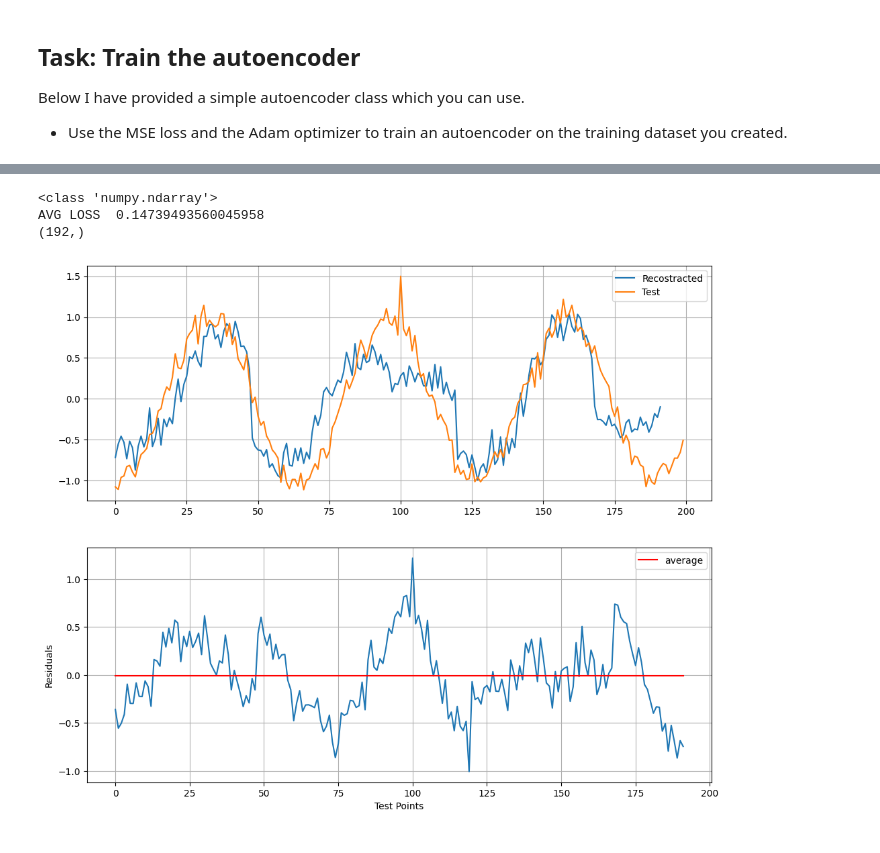
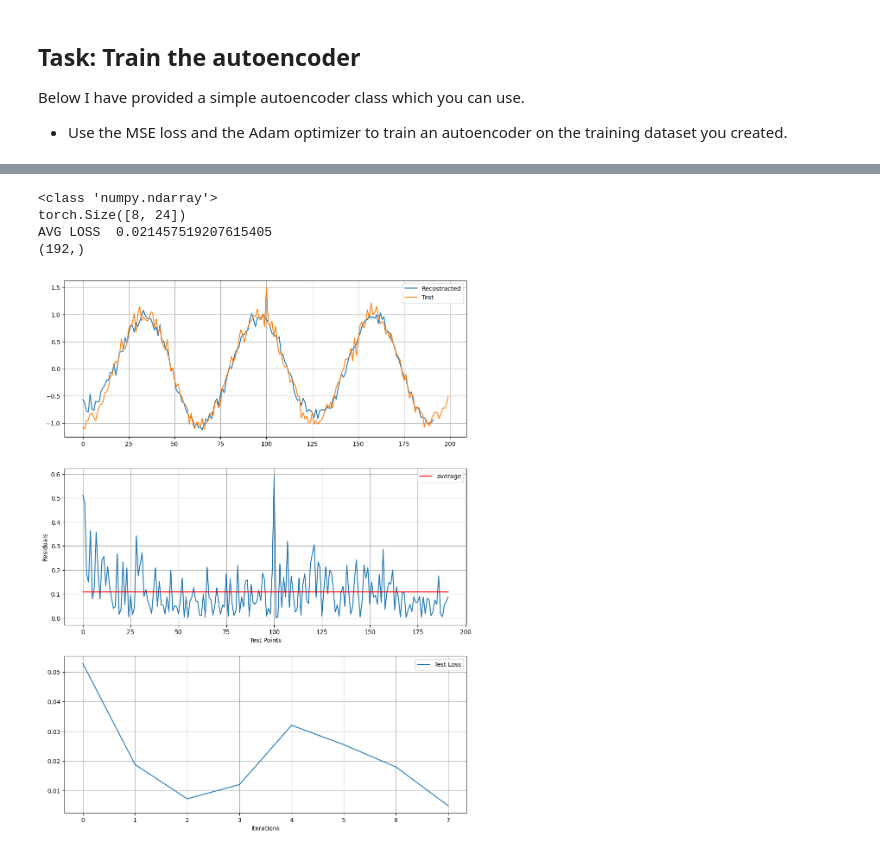
Before and after one commit to filippocasari/AS1SecML, a Jupyter notebook: AS1SecurityML.ipynb, the cells around one changed output, grey strips where cells are left out. Saved outputs shown, nothing was run; the diff lists cells and outputs as text; code cells hidden in the pictures.

```diff
--- a/AS1SecurityML.ipynb
+++ b/AS1SecurityML.ipynb
@@ -501,6 +651,7 @@ Below I have provided a simple autoencoder class which you can use.
 class Autoencoder(torch.nn.Module):
     def __init__(self, latent_nodes):
         super().__init__()
+        self.latent_nodes = latent_nodes
         self.encoder = torch.nn.Sequential(
             torch.nn.Linear(24, 15),
             torch.nn.ReLU(),
@@ -521,14 +672,10 @@ class Autoencoder(torch.nn.Module):
         encoded = self.encoder(x)
         decoded = self.decoder(encoded)
         return decoded
-# %%
-model = Autoencoder(3).to("mps")
-
-loss_fn = torch.nn.MSELoss().to("mps")
-optimizer = torch.optim.Adam(model.parameters())
 # %%
 # TODO: training loop
-def training_epoch(model, train_x, optimizer, loss_fn):
+print(train_x.shape)
+def training_epoch(model, train_x, optimizer, loss_fn, verbose=True):
     running_loss = 0.
     last_loss = 0.
     losses=[]
@@ -544,9 +691,11 @@ def training_epoch(model, train_x, optimizer, loss_fn):
         running_loss += loss.item()
         losses.append(loss.item())
         iterations+=1
-        if i % 30 == 0:
-            last_loss = running_loss / 30 # loss per batch
-            print(f'batch {i + 1} loss: {last_loss}')
+        if i % 13== 0:
+            last_loss = running_loss / 13.
             running_loss = 0.
+            if(verbose):
+                print(f'batch {i%13} loss: {last_loss}')
+
 
     return last_loss, losses, iterations
@@ -553,16 +704,19 @@ def training_epoch(model, train_x, optimizer, loss_fn):
 # %%
 #EPOCHS = 10
+model = Autoencoder(2).to("mps")
+loss_fn = torch.nn.MSELoss().to("mps")
+optimizer = torch.optim.Adam(model.parameters())
 epoch=0
 avg_loss=10000
 losses =[]
 iterations=0
-while(avg_loss>0.002):
+
+while(avg_loss>0.02):
     model.train(True)
     avg_loss, losses, iterations = training_epoch(model, train_x, optimizer, loss_fn)
 
     print(f'Epoch {epoch} loss: {avg_loss}')
     epoch+=1
-model.train(False)
 plt.figure(figsize=(10, 5))
 plt.plot(list(range(iterations)), losses)
 plt.xlabel("Iterations")
@@ -591,36 +745,46 @@ Epoch 11 loss: 0.0017799615859985351
 # %%
+from torch import Tensor
 model.eval()
 print(type(test))
-#print(test_x.shape)
+print(test_x.shape)
 test_loss =0.
 recostracted_data = []
-
+test_losses =[]
 with torch.no_grad():
 
     for data in test_x:
         out = model(data)
         recostracted_data.append(torch.Tensor.cpu(out).numpy())
         loss = loss_fn(out, data)
+        test_losses.append(Tensor.cpu(loss).numpy())
         test_loss += loss.item()
     print("AVG LOSS ", test_loss/len(test_x))
+
 recostracted_data=np.array(recostracted_data).flatten()
 print(recostracted_data.shape)
-fig, ax = plt.subplots(2, 1, figsize=(12, 10))
+fig, ax = plt.subplots(3, 1, figsize=(12, 16))
 ax[0].plot(recostracted_data, label="Recostracted")
 ax[0].grid(), ax[1].grid()
 ax[0].plot(test, label="Test")
 ax[0].legend()
-ax[1].plot(test[:192]-recostracted_data)
-ax[1].plot(np.full(192, np.average(recostracted_data)),  color='r', label="average")
+ax[1].plot(abs(test[:192]-recostracted_data))
+ax[1].plot(np.full(192, np.average(abs(test[:192]-recostracted_data))),  color='r', label="average")
 ax[1].legend()
 ax[1].set_xlabel("Test Points")
 ax[1].set_ylabel("Residuals")
+
+
+ax[2].plot(list(range(len(test_losses))), test_losses, label="Test Loss")
+ax[2].set_xlabel("Iterations")
+ax[2].grid()
+ax[2].legend()
 plt.show()
 # %% [output]
 <class 'numpy.ndarray'>
-AVG LOSS  0.14739493560045958
+torch.Size([8, 24])
+AVG LOSS  0.021457519207615405
 (192,)
-[figure, old version]
+[figure, new version]
 # %% [markdown]
 ## Task: Plotting
 Once you have achieved a loss you are happy with (should be below or around 0.02), apply the autoencoder to the test dataset and plot the reconstructed data.
```
Also changed, not shown: parts of 26 cells of this notebook.
